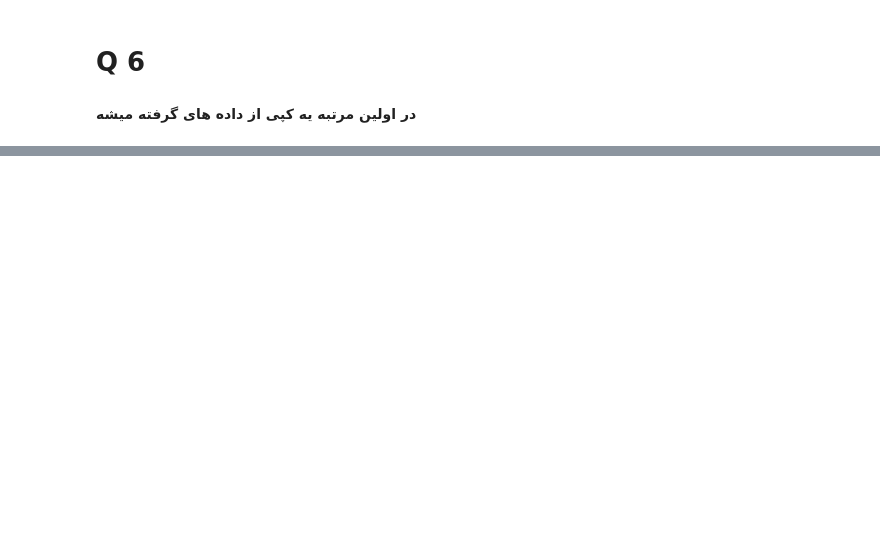
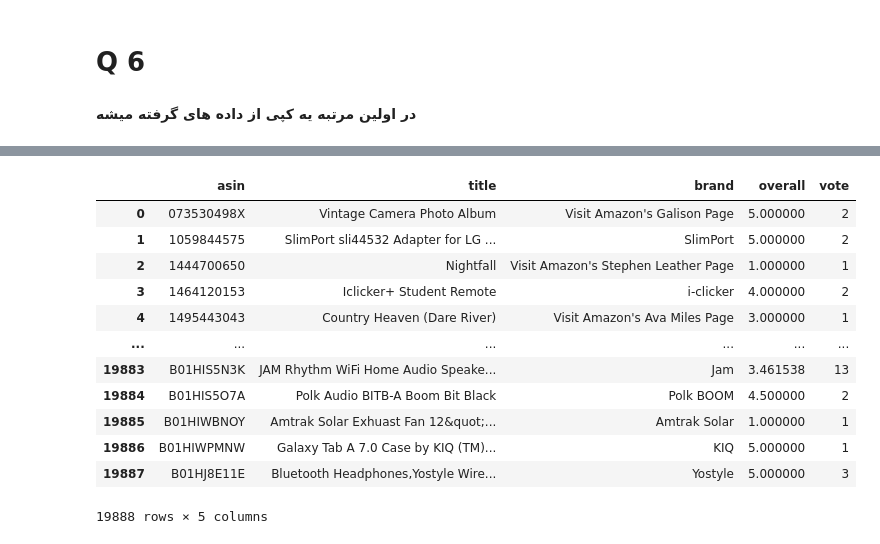
Before and after one commit to aminrafi394/ai-second-project, a Jupyter notebook: Part_One_4_5_6.ipynb, the cells around one changed output, grey strips where cells are left out. Drawn from its saved outputs; the diff is of its cells as text; code cells hidden in the pictures; blank space fills up the shorter version.

```diff
--- a/Part_One_4_5_6.ipynb
+++ b/Part_One_4_5_6.ipynb
@@ -329,5 +344,21 @@ copy_data
-# %%
-copy_data[["brand", "title"]] = copy_data["asin"].apply(
-    fetch_product_details
-)
-copy_data
+# %%
+target_asins = copy_data['asin'].unique()
+filtered_df = title_brand[title_brand['asin'].isin(target_asins)]
+# %%
+merged_df = pd.merge(filtered_df, copy_data, on='asin', how='inner')
+# %%
+merged_df
+# %% [output]
+|  | asin | title | brand | overall | vote |
+| 0 | 073530498X | Vintage Camera Photo Album | Visit Amazon's Galison Page | 5.000000 | 2 |
+| 1 | 1059844575 | SlimPort sli44532 Adapter for LG ... | SlimPort | 5.000000 | 2 |
+| 2 | 1444700650 | Nightfall | Visit Amazon's Stephen Leather Page | 1.000000 | 1 |
+| 3 | 1464120153 | Iclicker+ Student Remote | i-clicker | 4.000000 | 2 |
+| 4 | 1495443043 | Country Heaven (Dare River) | Visit Amazon's Ava Miles Page | 3.000000 | 1 |
+| ... | ... | ... | ... | ... | ... |
+| 19883 | B01HIS5N3K | JAM Rhythm WiFi Home Audio Speake... | Jam | 3.461538 | 13 |
+| 19884 | B01HIS5O7A | Polk Audio BITB-A Boom Bit Black | Polk BOOM | 4.500000 | 2 |
+| 19885 | B01HIWBNOY | Amtrak Solar Exhuast Fan 12&quot;... | Amtrak Solar | 1.000000 | 1 |
+| 19886 | B01HIWPMNW | Galaxy Tab A 7.0 Case by KIQ (TM)... | KIQ | 5.000000 | 1 |
+| 19887 | B01HJ8E11E | Bluetooth Headphones,Yostyle Wire... | Yostyle | 5.000000 | 3 |
+19888 rows × 5 columns
```
Also changed, not shown: parts of 18 cells of this notebook.
